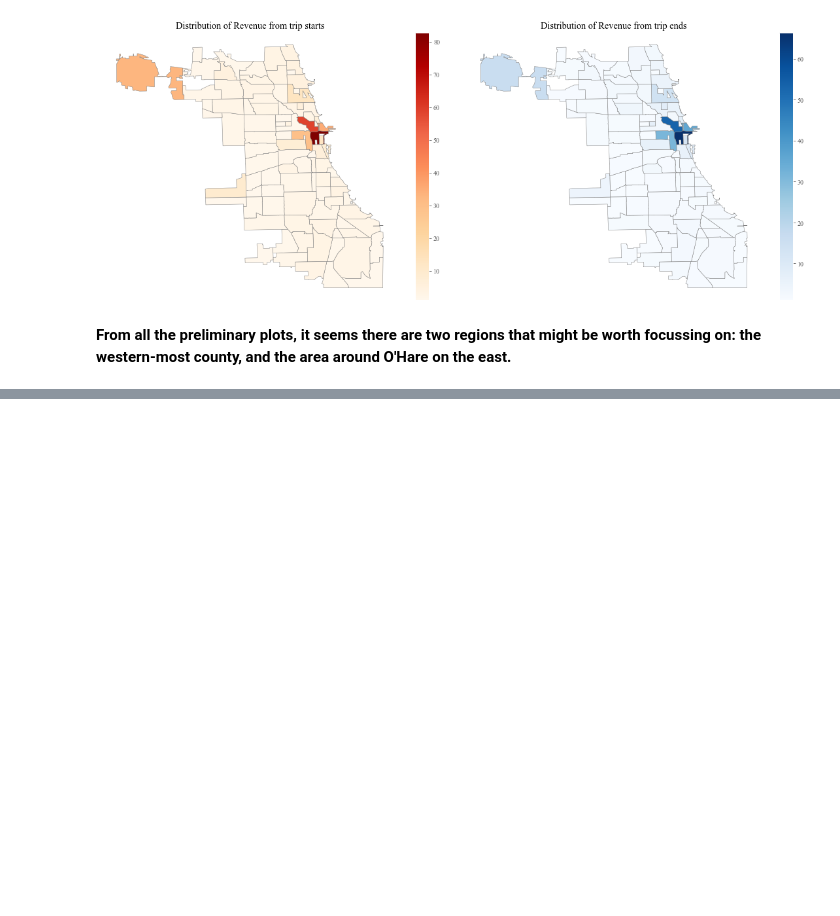
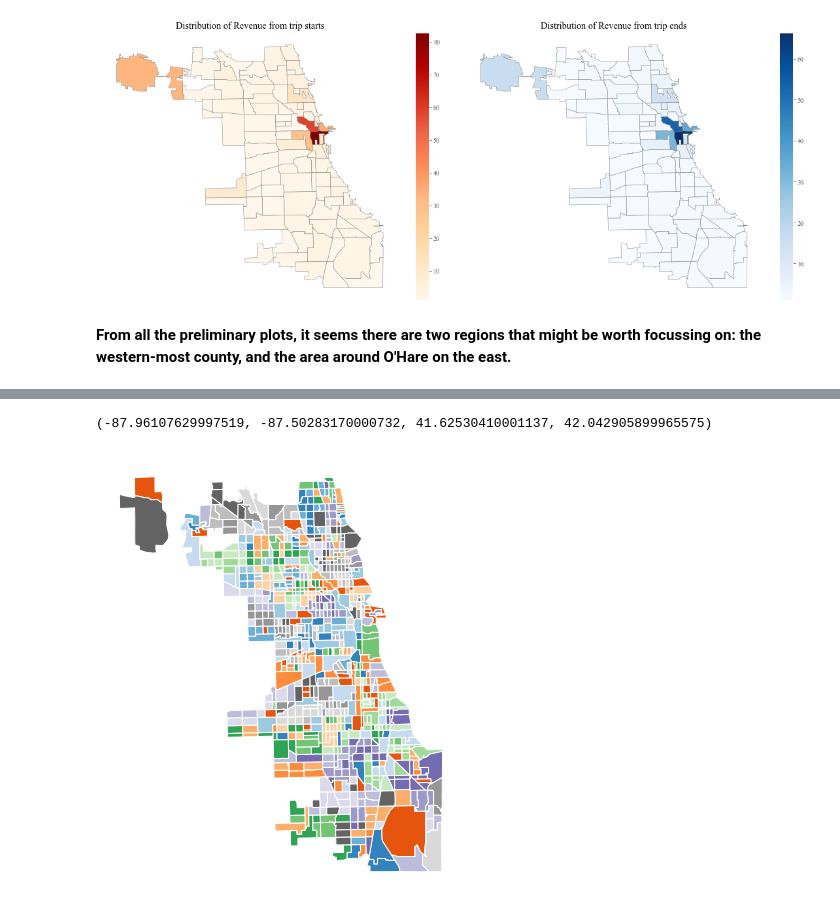
Before and after one commit to abhirup-ghosh/mobility_dataanalysis, a Jupyter notebook: notebooks/main.ipynb, the cells around one changed output, grey strips where cells are left out. Cells and saved outputs as stored; diff of their text form; code cells hidden in the pictures; blank space fills up the shorter version.

Commit message:
added to column

```diff
--- a/notebooks/main.ipynb
+++ b/notebooks/main.ipynb
@@ -523,0 +535,5 @@ plt.tight_layout()
+# %%
+tracts = gpd.read_file('../data/Census_Tracts.geojson')
+tracts = tracts[['name10', 'geometry']].rename(columns={'name10':'name'})
+tracts.info()
+tracts.head()
@@ -523,0 +556,15 @@ plt.tight_layout()
+# %%
+style_kwds = {'edgecolor':'white',
+                'facecolor':'k',
+                'linewidth': 1,
+                'markersize': 1,
+                'alpha': 1}
+
+fig, ax = plt.subplots(figsize=(8,8))
+tracts.plot(ax=ax,
+        cmap='tab20c',
+        **style_kwds)
+ax.axis('off')
+# %% [output]
+(-87.96107629997519, -87.50283170000732, 41.62530410001137, 42.042905899965575)
+[figure, added]
```
Also changed, not shown: parts of 4 cells of this notebook.
